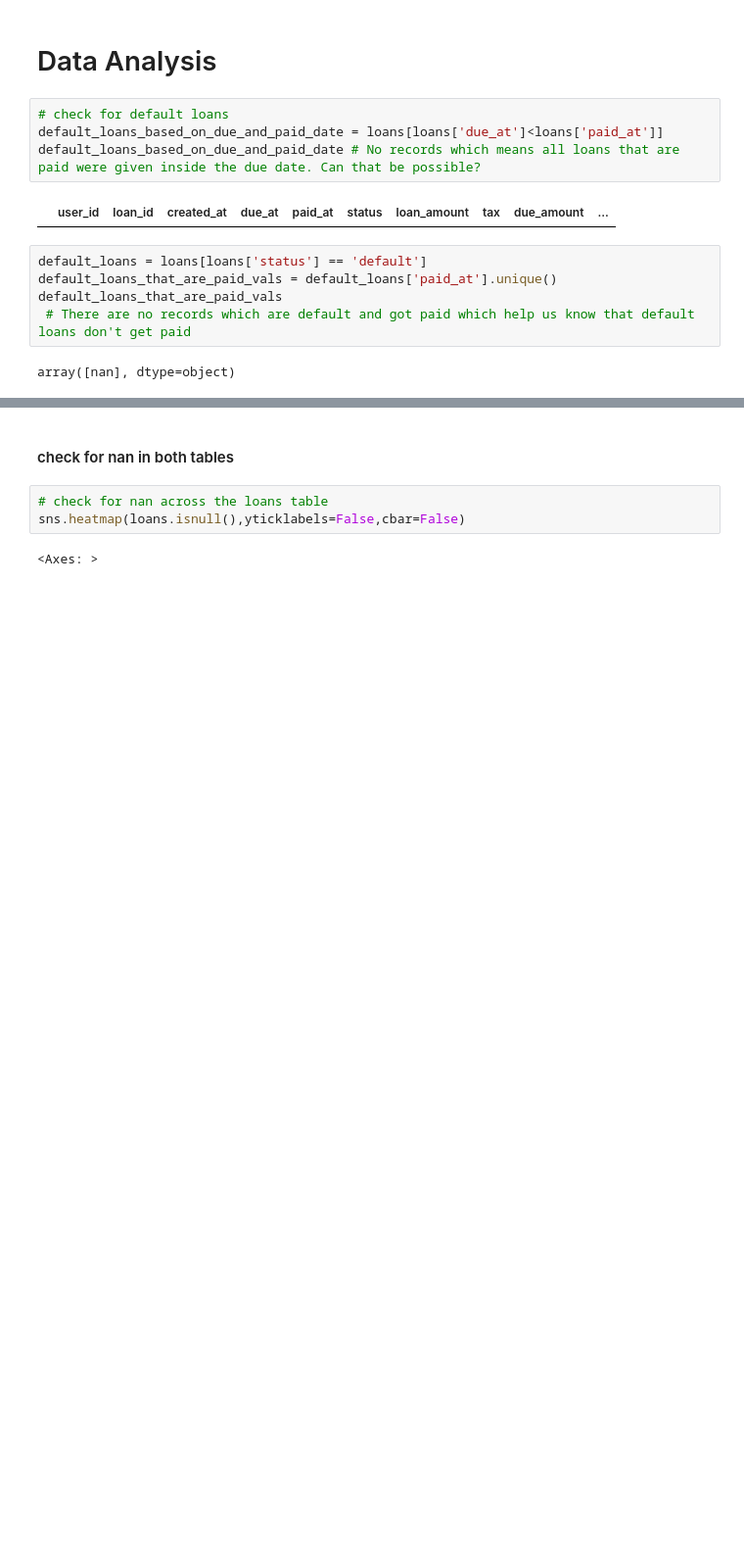
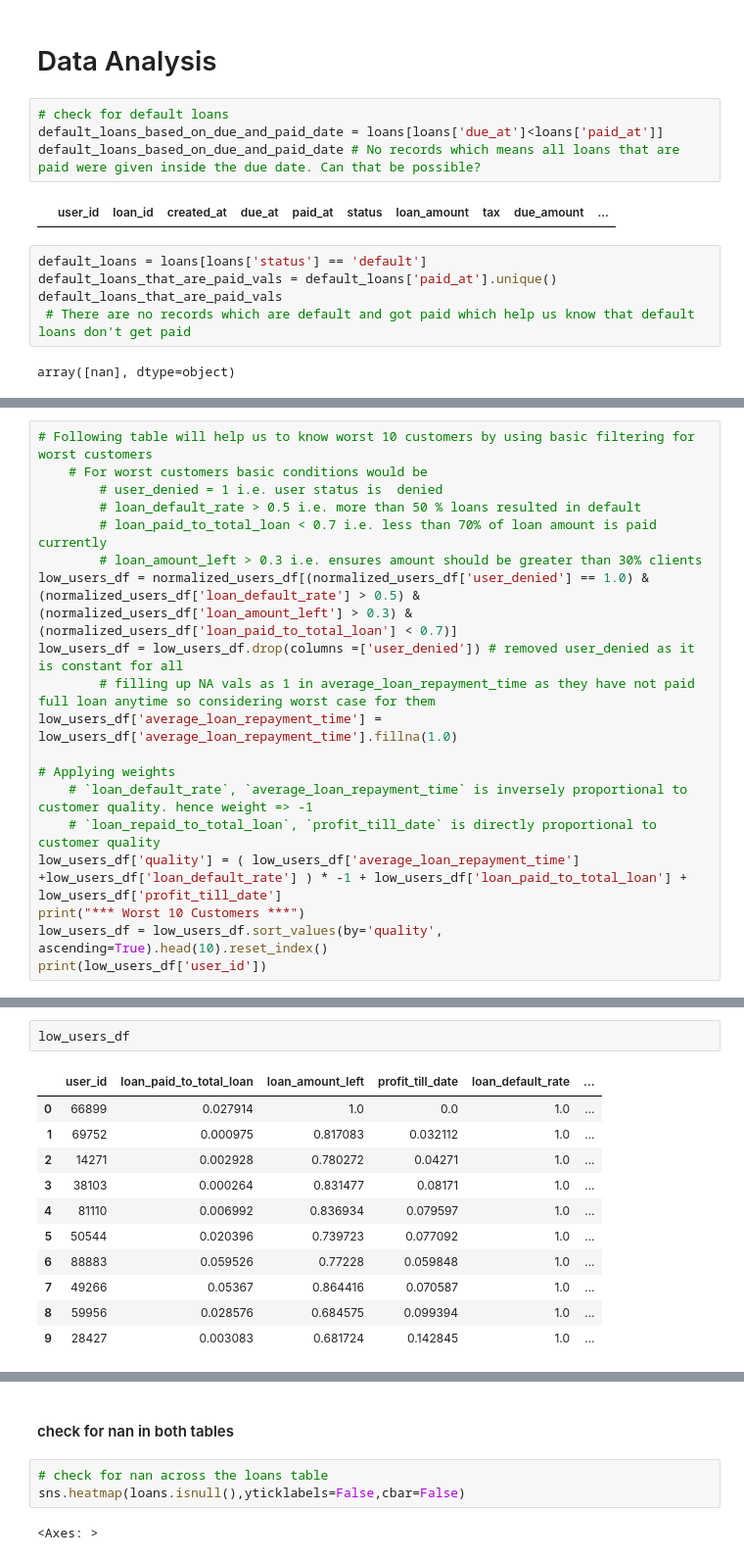
Before and after one commit to anantjain45823/Loan-and-client-data-analysis, a Jupyter notebook: lending_analysis.ipynb, the cells around one changed output, grey strips where cells are left out. Shown at 98% size. Saved outputs shown, nothing was run; the diff lists cells and outputs as text; blank space fills up the shorter version.

```diff
--- a/lending_analysis.ipynb
+++ b/lending_analysis.ipynb
@@ -104,0 +646,19 @@ array([nan], dtype=object)
+# %%
+# Following table will help us to know worst 10 customers by using basic filtering for worst customers
+    # For worst customers basic conditions would be
+        # user_denied = 1 i.e. user status is  denied
+        # loan_default_rate > 0.5 i.e. more than 50 % loans resulted in default
+        # loan_paid_to_total_loan < 0.7 i.e. less than 70% of loan amount is paid currently
+        # loan_amount_left > 0.3 i.e. ensures amount should be greater than 30% clients
+low_users_df = normalized_users_df[(normalized_users_df['user_denied'] == 1.0) & (normalized_users_df['loan_default_rate'] > 0.5) & (normalized_users_df['loan_amount_left'] > 0.3) & (normalized_users_df['loan_paid_to_total_loan'] < 0.7)]
+low_users_df = low_users_df.drop(columns =['user_denied']) # removed user_denied as it is constant for all
+        # filling up NA vals as 1 in average_loan_repayment_time as they have not paid full loan anytime so considering worst case for them
+low_users_df['average_loan_repayment_time'] = low_users_df['average_loan_repayment_time'].fillna(1.0)
+
+# Applying weights
+    # `loan_default_rate`, `average_loan_repayment_time` is inversely proportional to customer quality. hence weight => -1
+    # `loan_repaid_to_total_loan`, `profit_till_date` is directly proportional to customer quality
+low_users_df['quality'] = ( low_users_df['average_loan_repayment_time'] +low_users_df['loan_default_rate'] ) * -1 + low_users_df['loan_paid_to_total_loan'] + low_users_df['profit_till_date']
+print("*** Worst 10 Customers ***")
+low_users_df = low_users_df.sort_values(by='quality', ascending=True).head(10).reset_index()
+print(low_users_df['user_id'])
@@ -104,0 +706,14 @@ array([nan], dtype=object)
+# %%
+low_users_df
+# %% [output]
+|  | user_id | loan_paid_to_total_loan | loan_amount_left | profit_till_date | loan_default_rate | ... |
+| 0 | 66899 | 0.027914 | 1.0 | 0.0 | 1.0 | ... |
+| 1 | 69752 | 0.000975 | 0.817083 | 0.032112 | 1.0 | ... |
+| 2 | 14271 | 0.002928 | 0.780272 | 0.04271 | 1.0 | ... |
+| 3 | 38103 | 0.000264 | 0.831477 | 0.08171 | 1.0 | ... |
+| 4 | 81110 | 0.006992 | 0.836934 | 0.079597 | 1.0 | ... |
+| 5 | 50544 | 0.020396 | 0.739723 | 0.077092 | 1.0 | ... |
+| 6 | 88883 | 0.059526 | 0.77228 | 0.059848 | 1.0 | ... |
+| 7 | 49266 | 0.05367 | 0.864416 | 0.070587 | 1.0 | ... |
+| 8 | 59956 | 0.028576 | 0.684575 | 0.099394 | 1.0 | ... |
+| 9 | 28427 | 0.003083 | 0.681724 | 0.142845 | 1.0 | ... |
```
Also changed, not shown: parts of 129 cells of this notebook.
